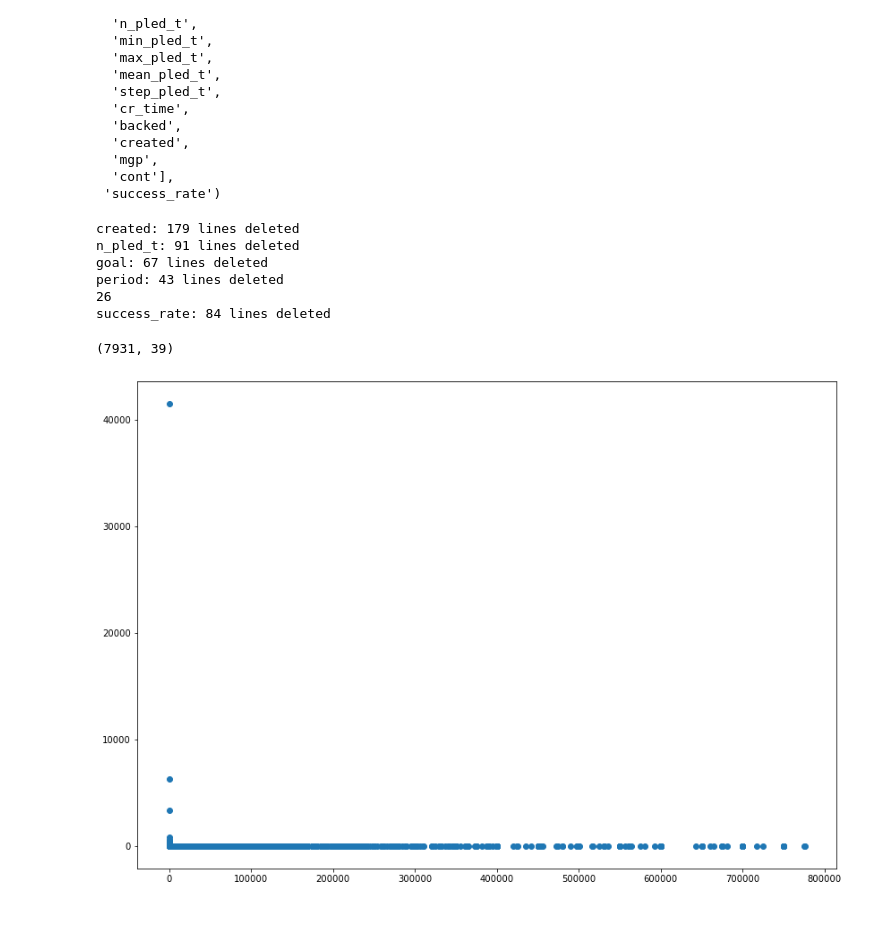
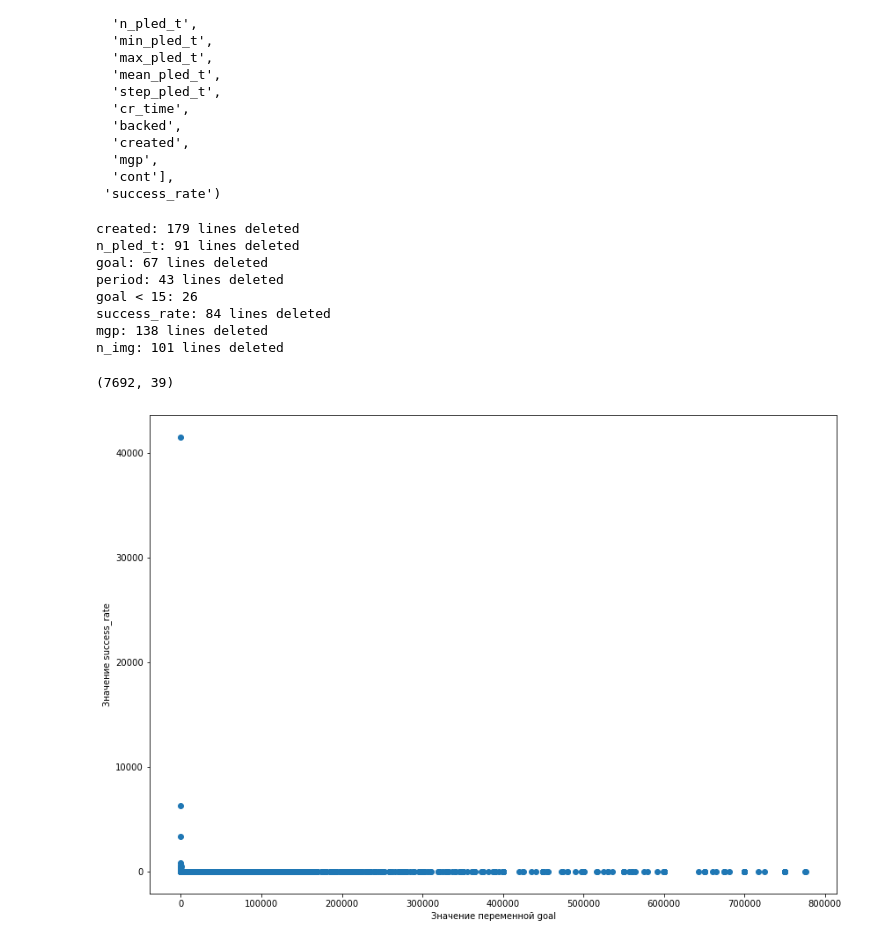
Before and after one commit to Yue2u/DANO-olympiade, a Jupyter notebook: Result.ipynb, the cells around one changed output. Drawn from its saved outputs; the diff is of its cells as text; code cells hidden in the pictures; blank space fills up the shorter version.

```diff
--- a/Result.ipynb
+++ b/Result.ipynb
@@ -142,3 +139,9 @@ def draw_scatter(df, col):
+# %%
+def draw_scatter(df, col):
+    plt.figure(figsize=(14, 10))
+    plt.scatter(df.sort_values(by=[col])[col], df.sort_values(by=[col])['success_rate'])
+    plt.xlabel(f'Значение переменной {col}')
+    plt.ylabel(f'Значение success_rate')
 # %%
 def del_n_sigmas_emissions(df, col_name, n_sigmas=3) -> DataFrame:
     len_was = df.shape[0]
@@ -150,26 +153,31 @@ def del_n_sigmas_emissions(df, col_name, n_sigmas=3) -> DataFrame:
 # %%
 # Remove emissions
 df = data.copy()
 df['site'].fillna('', inplace=True)
 
 # Using 3 sigmas rule
 df = del_n_sigmas_emissions(df, 'created')
 df = del_n_sigmas_emissions(df, 'n_pled_t')
 df = del_n_sigmas_emissions(df, 'goal') # Probably remove < 5.0 projects too
 df = del_n_sigmas_emissions(df, 'period')
 draw_scatter(df, 'goal')
 len_was = df.shape[0]
 df = df[df['goal'] > 15]
-print(len_was - df.shape[0])
+print('goal < 15:', len_was - df.shape[0])
 df = del_n_sigmas_emissions(df, 'success_rate')
+df = del_n_sigmas_emissions(df, 'mgp')
+df = del_n_sigmas_emissions(df, 'n_img')
+# df = del_n_sigmas_emissions(df, 'n_vid')
 
 df.shape
 # %% [output]
 created: 179 lines deleted
 n_pled_t: 91 lines deleted
 goal: 67 lines deleted
 period: 43 lines deleted
-26
+goal < 15: 26
 success_rate: 84 lines deleted
+mgp: 138 lines deleted
+n_img: 101 lines deleted
-(7931, 39)
+(7692, 39)
-[figure, old version]
+[figure, new version]
```
Also changed, not shown: parts of 24 cells of this notebook.
